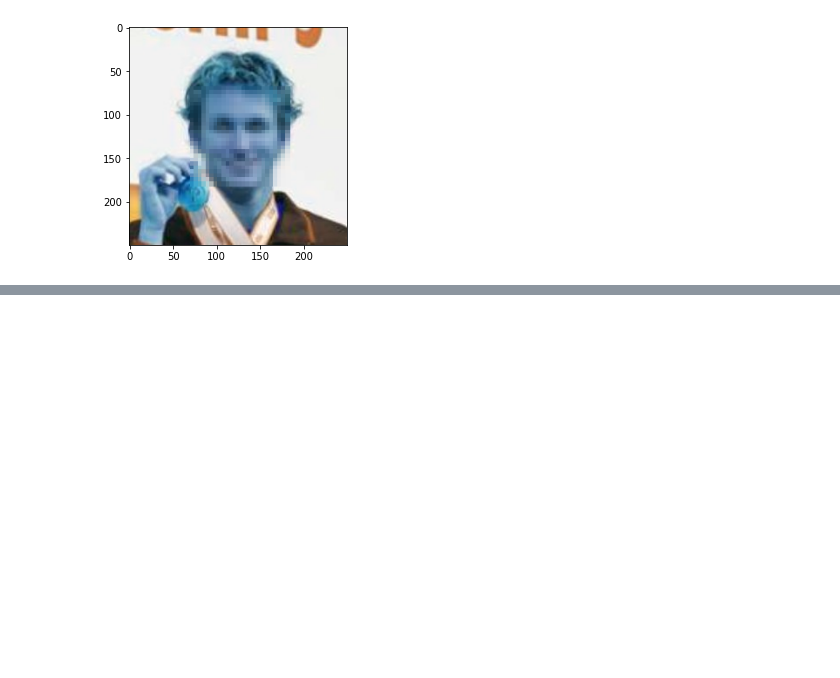
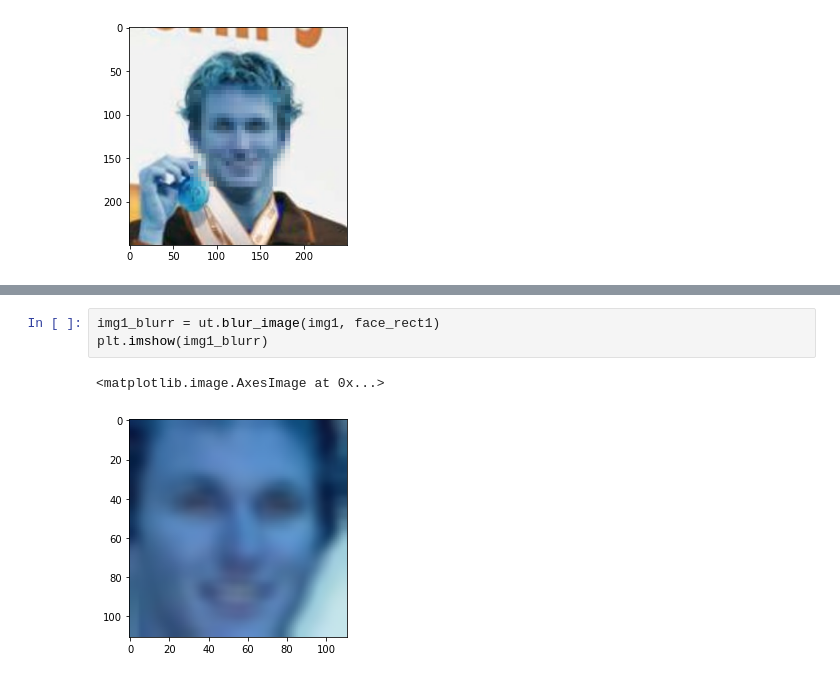
Before and after one commit to d0rnkernsky/COMP-4107-Project, a Jupyter notebook: data_prep_tests.ipynb, the cells around one changed output, grey strips where cells are left out. Drawn from its saved outputs; the diff is of its cells as text; blank space fills up the shorter version.

Commit message:
Fix blur

```diff
--- a/data_prep_tests.ipynb
+++ b/data_prep_tests.ipynb
@@ -71,3 +73,9 @@ plt.imshow(img1_pixelated)
 # %% [output]
 <matplotlib.image.AxesImage at 0x...>
 [figure]
+# %%
+img1_blurr = ut.blur_image(img1, face_rect1)
+plt.imshow(img1_blurr)
+# %% [output]
+<matplotlib.image.AxesImage at 0x...>
+[figure, added]
```
Also changed, not shown: parts of 4 cells of this notebook, 1 other file.
